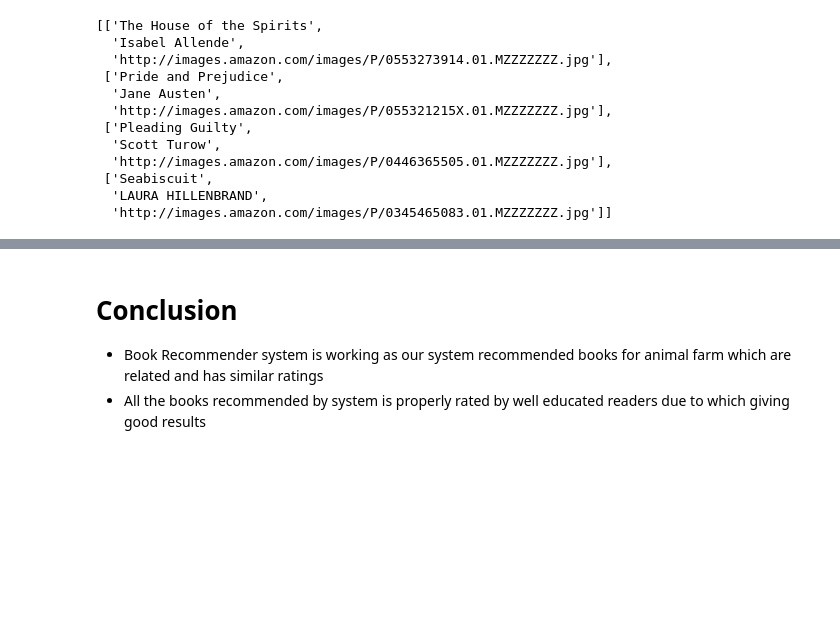
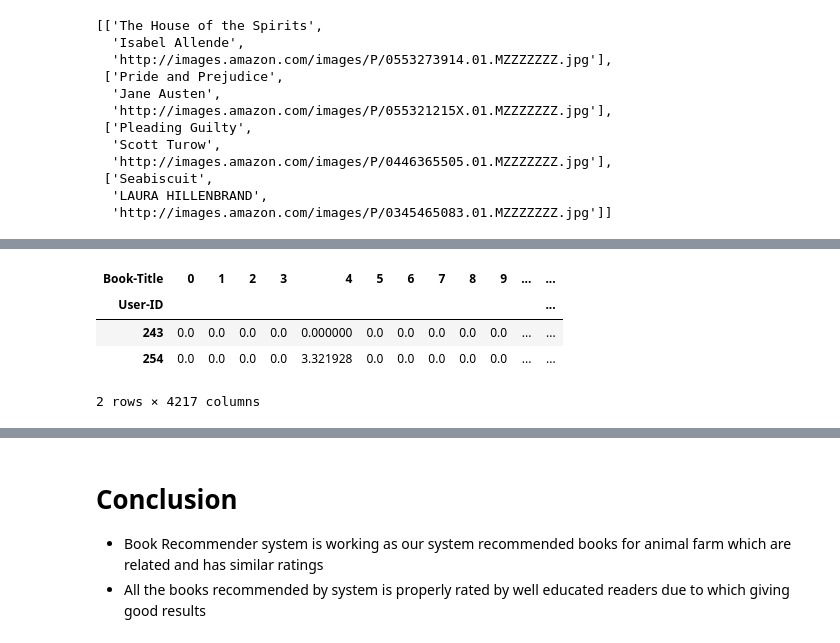
Before and after one commit to Rohitkumar1011/Book-Recommender-system.ipynb, a Jupyter notebook: Book_Recommender_system.ipynb, the cells around one changed output, grey strips where cells are left out. Saved outputs shown, nothing was run; the diff lists cells and outputs as text; code cells hidden in the pictures; blank space fills up the shorter version.

```diff
--- a/Book_Recommender_system.ipynb
+++ b/Book_Recommender_system.ipynb
@@ -633,0 +748,7 @@ recommend_me_books('4 Blondes')
+# %%
+def smooth_user_preference(x):
+    return math.log(1+x, 2)
+
+interactions_full_df = final_df.groupby(['User-ID','Book-Title'])['Book-Rating'].sum().apply(smooth_user_preference).reset_index()
+print('# of unique user/item interactions: %d' % len(interactions_full_df))
+interactions_full_df.head(2)
@@ -633,0 +762,3 @@ recommend_me_books('4 Blondes')
+# %%
+le = preprocessing.LabelEncoder()
+le.fit(interactions_full_df['Book-Title'].unique())
@@ -633,0 +776,8 @@ recommend_me_books('4 Blondes')
+# %%
+interactions_train_df, interactions_test_df = train_test_split(interactions_full_df,
+                                   test_size=0.20,
+                                   stratify=interactions_full_df['User-ID'],
+                                   random_state=42)
+
+print(f'No. of interactions on Train set: %d{len(interactions_train_df)}')
+print(f'No. of interactions on Test set: %d{len(interactions_test_df)}')
@@ -633,0 +787,5 @@ recommend_me_books('4 Blondes')
+# %%
+interactions_train_df['Book-Title'] = le.transform(interactions_train_df['Book-Title'])
+interactions_test_df['Book-Title'] = le.transform(interactions_test_df['Book-Title'])
+
+interactions_train_df.head()
@@ -633,0 +799,12 @@ recommend_me_books('4 Blondes')
+# %%
+users_items_pivot_matrix_df = interactions_train_df.pivot(index='User-ID',
+                                                          columns='Book-Title',
+                                                          values='Book-Rating').fillna(0)
+
+users_items_pivot_matrix_df.head(2)
+# %% [output]
+| Book-Title | 0 | 1 | 2 | 3 | 4 | 5 | 6 | 7 | 8 | 9 | ... | ... |
+| User-ID |  |  |  |  |  |  |  |  |  |  |  | ... |
+| 243 | 0.0 | 0.0 | 0.0 | 0.0 | 0.000000 | 0.0 | 0.0 | 0.0 | 0.0 | 0.0 | ... | ... |
+| 254 | 0.0 | 0.0 | 0.0 | 0.0 | 3.321928 | 0.0 | 0.0 | 0.0 | 0.0 | 0.0 | ... | ... |
+2 rows × 4217 columns
```
Also changed, not shown: parts of 56 cells of this notebook.
